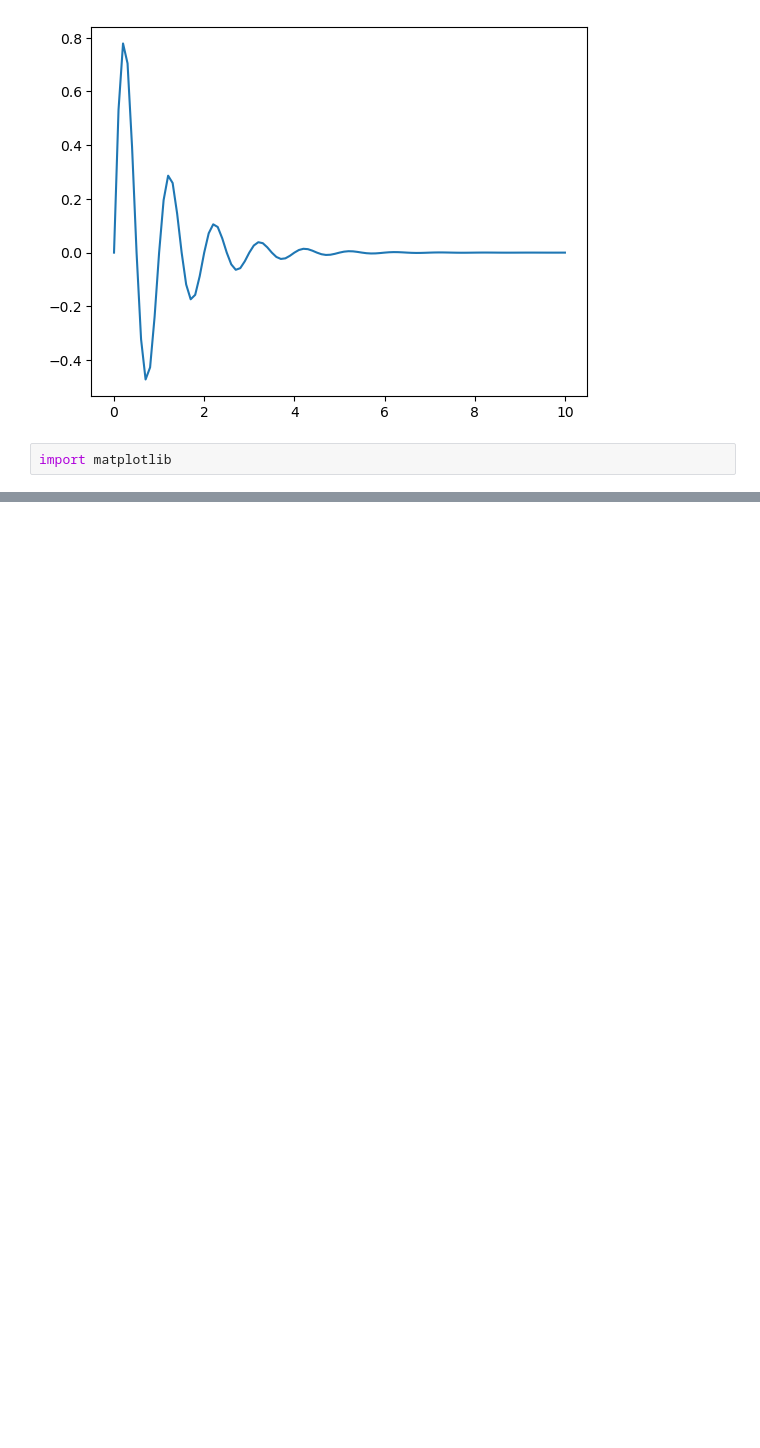
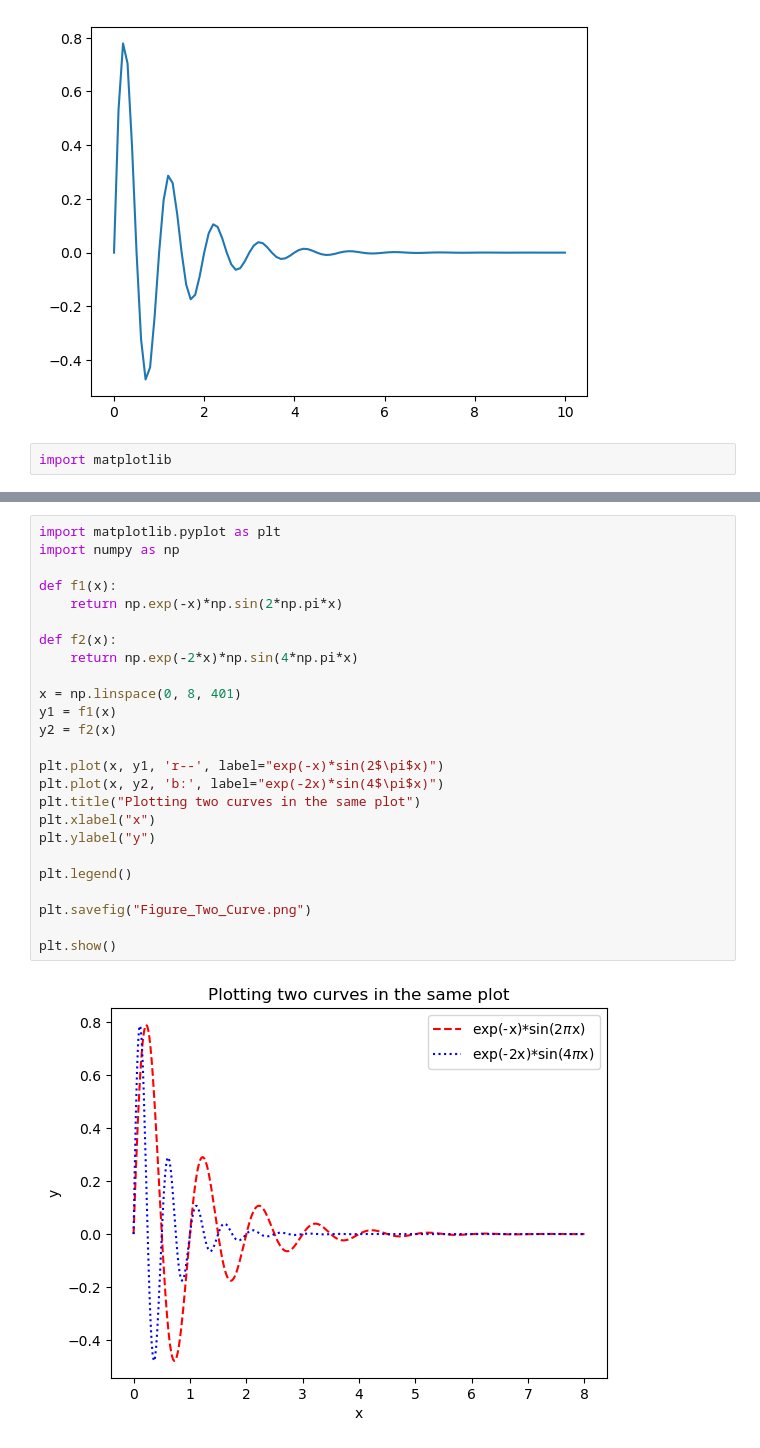
Before and after one commit to yasenstar/python, a Jupyter notebook: Sci_Prog/ch6/6.2_Plotting-Curves-with-Matplotlib.ipynb, the cells around one changed output, grey strips where cells are left out. Saved outputs shown, nothing was run; the diff lists cells and outputs as text; blank space fills up the shorter version.

```diff
--- a/Sci_Prog/ch6/6.2_Plotting-Curves-with-Matplotlib.ipynb
+++ b/Sci_Prog/ch6/6.2_Plotting-Curves-with-Matplotlib.ipynb
@@ -18,0 +49,27 @@ import matplotlib
+# %%
+import matplotlib.pyplot as plt
+import numpy as np
+
+def f1(x):
+    return np.exp(-x)*np.sin(2*np.pi*x)
+
+def f2(x):
+    return np.exp(-2*x)*np.sin(4*np.pi*x)
+
+x = np.linspace(0, 8, 401)
+y1 = f1(x)
+y2 = f2(x)
+
+plt.plot(x, y1, 'r--', label="exp(-x)*sin(2$\pi$x)")
+plt.plot(x, y2, 'b:', label="exp(-2x)*sin(4$\pi$x)")
+plt.title("Plotting two curves in the same plot")
+plt.xlabel("x")
+plt.ylabel("y")
+
+plt.legend()
+
+plt.savefig("Figure_Two_Curve.png")
+
+plt.show()
+# %% [output]
+[figure, added]
```
Also changed, not shown: parts of 3 cells of this notebook, 7 other files.
